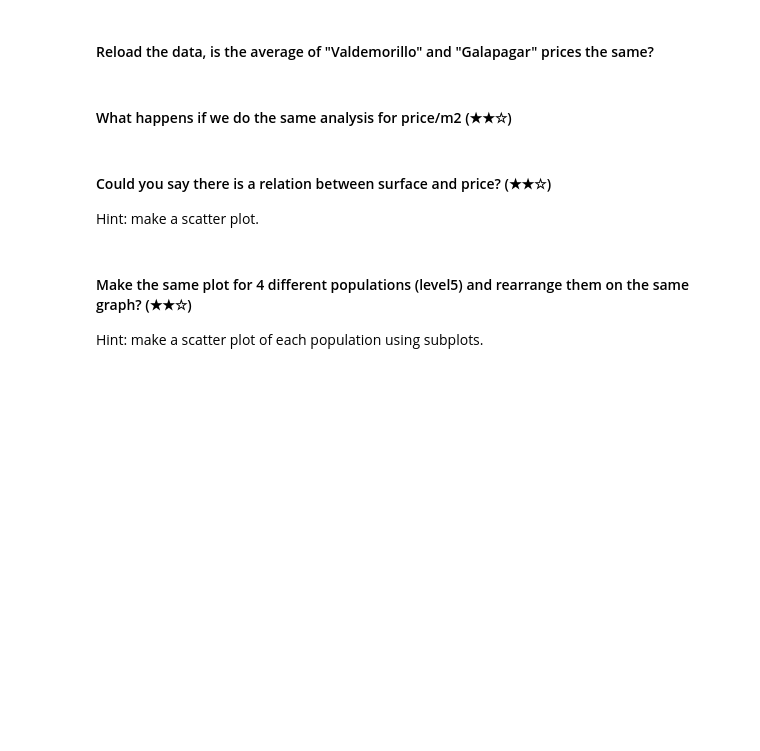
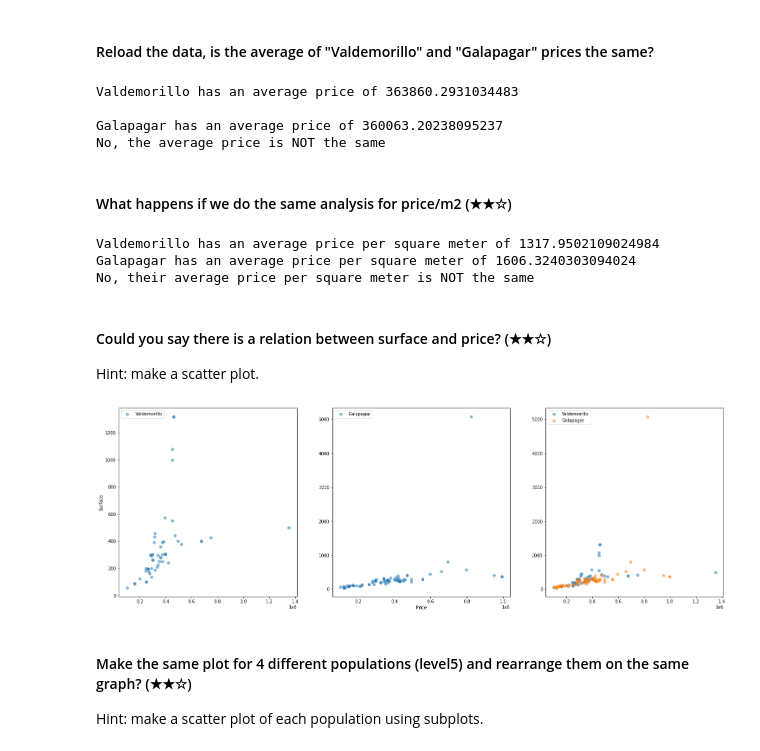
Before and after one commit to marfurt1/realestate-datacleanup-exercise, a Jupyter notebook: project.ipynb, the cells around one changed output. Cells and saved outputs as stored; diff of their text form; code cells hidden in the pictures; blank space fills up the shorter version.

```diff
--- a/project.ipynb
+++ b/project.ipynb
@@ -252,10 +284,73 @@ Map(center=[60, -2.2], controls=(ZoomControl(options=['position', 'zoom_in_text'
 # %% [markdown]
 #### Reload the data, is the average of "Valdemorillo" and "Galapagar" prices the same?
+# %%
+filtro_datos_frame = data_frame[['level5', 'price']]
+populations_to_filter = ('Valdemorillo', 'Galapagar')
+population_data_frames_dict = {population: filtro_datos_frame[filtro_datos_frame['level5'] == population].dropna() for population in populations_to_filter}
+valdemorillo_average_price = population_data_frames_dict[populations_to_filter[0]]['price'].mean()
+galapagar_average_price = population_data_frames_dict[populations_to_filter[1]]['price'].mean()
+print()
+print(f"{populations_to_filter[0]} has an average price of {valdemorillo_average_price}")
+print()
+print(f"{populations_to_filter[1]} has an average price of {galapagar_average_price}")
+
+if valdemorillo_average_price == galapagar_average_price:
+    print("Yes, the average price is the same")
+else:
+    print("No, the average price is NOT the same")
+# %% [output]
+Valdemorillo has an average price of 363860.2931034483
+
+Galapagar has an average price of 360063.20238095237
+No, the average price is NOT the same
 # %% [markdown]
 #### What happens if we do the same analysis for price/m2 (★★☆)
+# %%
+filtro_datos_frame = data_frame[['level5', 'price', 'surface']]
+populations_to_filter = ('Valdemorillo', 'Galapagar')
+population_data_frames_dict = {population: filtro_datos_frame[filtro_datos_frame['level5'] == population].dropna() for population in populations_to_filter}
+for population in population_data_frames_dict:
+    population_data_frames_dict[population]['price_per_square_meter'] = filtro_datos_frame['price'] / filtro_datos_frame['surface']
+
+valdemorillo_average_price_per_square_meter = population_data_frames_dict[populations_to_filter[0]]['price_per_square_meter'].mean()
+galapagar_average_price_per_square_meter = population_data_frames_dict[populations_to_filter[1]]['price_per_square_meter'].mean()
+
+print()
+print(f"{populations_to_filter[0]} has an average price per square meter of {valdemorillo_average_price_per_square_meter}")
+print(f"{populations_to_filter[1]} has an average price per square meter of {galapagar_average_price_per_square_meter}")
+if valdemorillo_average_price_per_square_meter == galapagar_average_price_per_square_meter:
+    print("Yes, both have the same average price per square meter")
+else:
+    print("No, their average price per square meter is NOT the same")
+print()
+# %% [output]
+Valdemorillo has an average price per square meter of 1317.9502109024984
+Galapagar has an average price per square meter of 1606.3240303094024
+No, their average price per square meter is NOT the same
 # %% [markdown]
 #### Could you say there is a relation between surface and price? (★★☆)
 Hint: make a scatter plot.
+# %%
+filtro_datos_frame = data_frame[['level5', 'price', 'surface']]
+populations_to_filter = ('Valdemorillo', 'Galapagar')
+population_data_frames_dict = {population: filtro_datos_frame[filtro_datos_frame['level5'] == population].dropna() for population in populations_to_filter}
+
+plt.figure(figsize=(25, 8))
+plt.subplot(1, 3, 1)
+plt.ylabel('Surface')
+plt.scatter(population_data_frames_dict[populations_to_filter[0]]['price'], population_data_frames_dict[populations_to_filter[0]]['surface'], alpha=0.5, label=populations_to_filter[0])
+plt.legend(loc='upper left')
+plt.subplot(1, 3, 2)
+plt.scatter(population_data_frames_dict[populations_to_filter[1]]['price'], population_data_frames_dict[populations_to_filter[1]]['surface'], alpha=0.5, label=populations_to_filter[1])
+plt.legend(loc='upper left')
+plt.xlabel('Price')
+plt.subplot(1, 3, 3)
+plt.scatter(population_data_frames_dict[populations_to_filter[0]]['price'], population_data_frames_dict[populations_to_filter[0]]['surface'], alpha=0.5, label=populations_to_filter[0])
+plt.scatter(population_data_frames_dict[populations_to_filter[1]]['price'], population_data_frames_dict[populations_to_filter[1]]['surface'], alpha=0.5, label=populations_to_filter[1])
+plt.legend(loc='upper left')
+plt.show()
+# %% [output]
+[figure, added]
 # %% [markdown]
 #### Make the same plot for 4 different populations (level5) and rearrange them on the same graph? (★★☆)
 Hint: make a scatter plot of each population using subplots.
```
Also changed, not shown: parts of 6 cells of this notebook.
